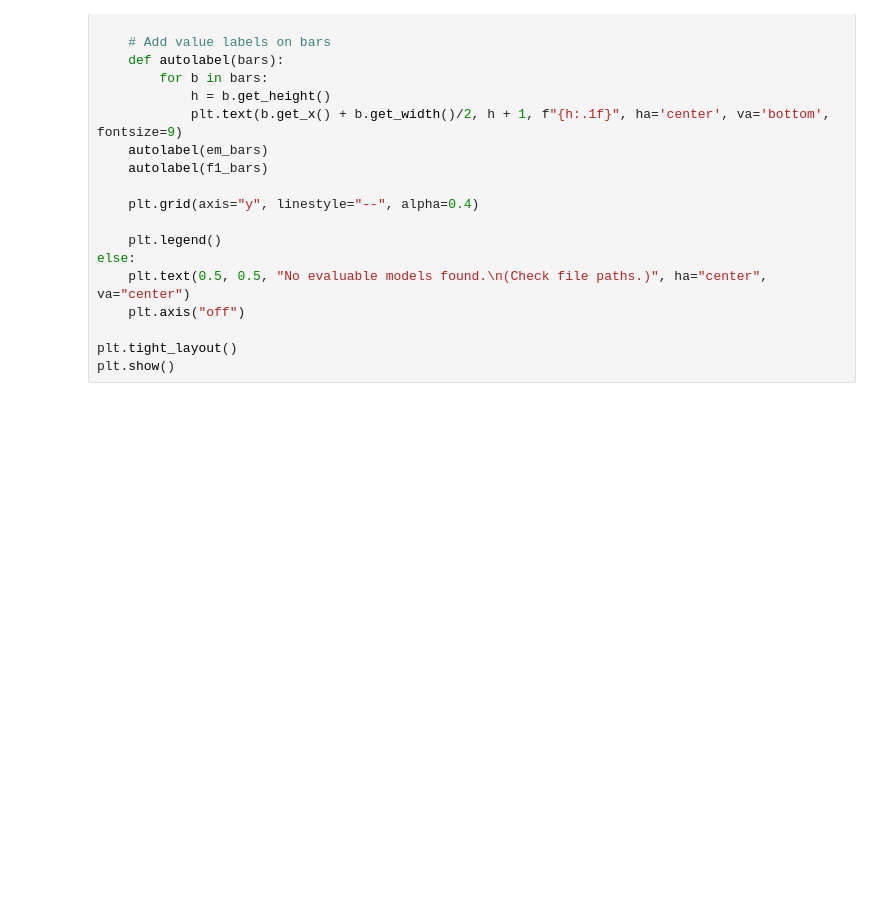
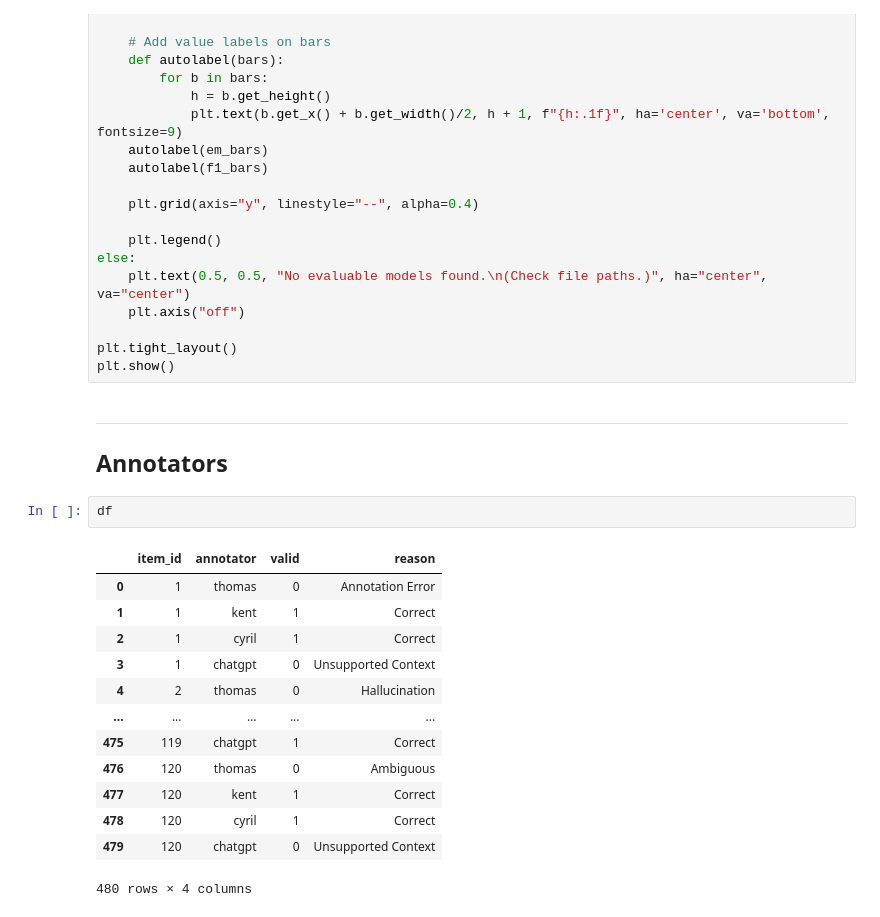
Before and after one commit to kentrachmat/ssl_augmentation, a Jupyter notebook: test.ipynb, the cells around one changed output. Drawn from its saved outputs; the diff is of its cells as text; blank space fills up the shorter version.

```diff
--- a/test.ipynb
+++ b/test.ipynb
@@ -123,3 +123,23 @@ else:
 
 plt.tight_layout()
 plt.show()
+# %% [markdown]
+---
+
+## Annotators
+# %%
+df
+# %% [output]
+|  | item_id | annotator | valid | reason |
+| 0 | 1 | thomas | 0 | Annotation Error |
+| 1 | 1 | kent | 1 | Correct |
+| 2 | 1 | cyril | 1 | Correct |
+| 3 | 1 | chatgpt | 0 | Unsupported Context |
+| 4 | 2 | thomas | 0 | Hallucination |
+| ... | ... | ... | ... | ... |
+| 475 | 119 | chatgpt | 1 | Correct |
+| 476 | 120 | thomas | 0 | Ambiguous |
+| 477 | 120 | kent | 1 | Correct |
+| 478 | 120 | cyril | 1 | Correct |
+| 479 | 120 | chatgpt | 0 | Unsupported Context |
+480 rows × 4 columns
```
Also changed, not shown: parts of 1 cell of this notebook, 2 other files.
